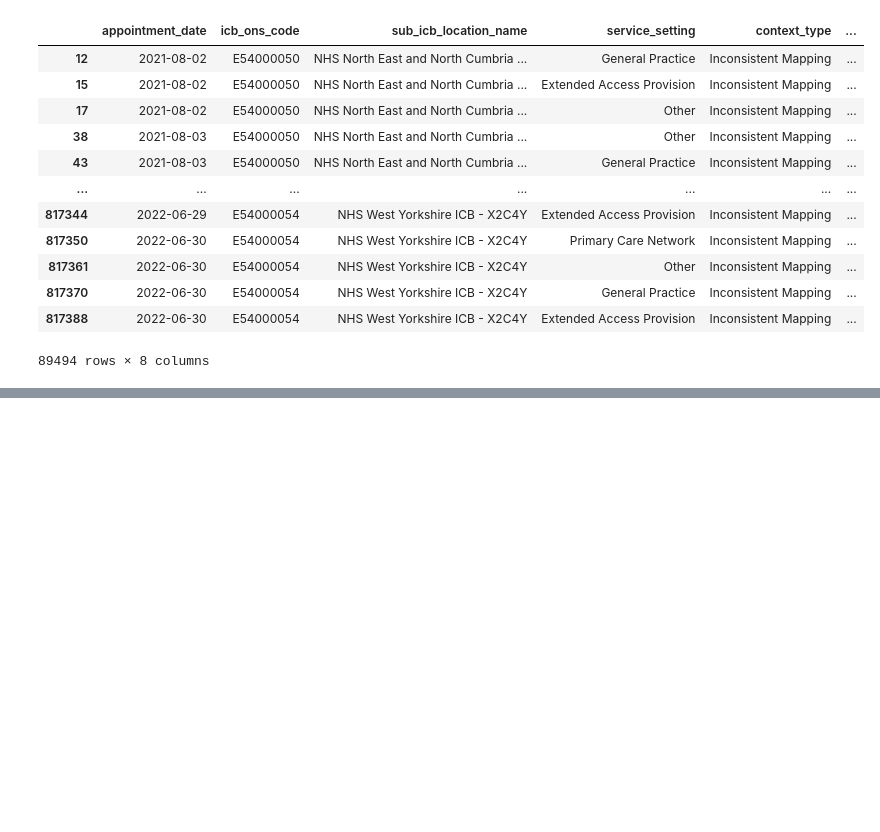
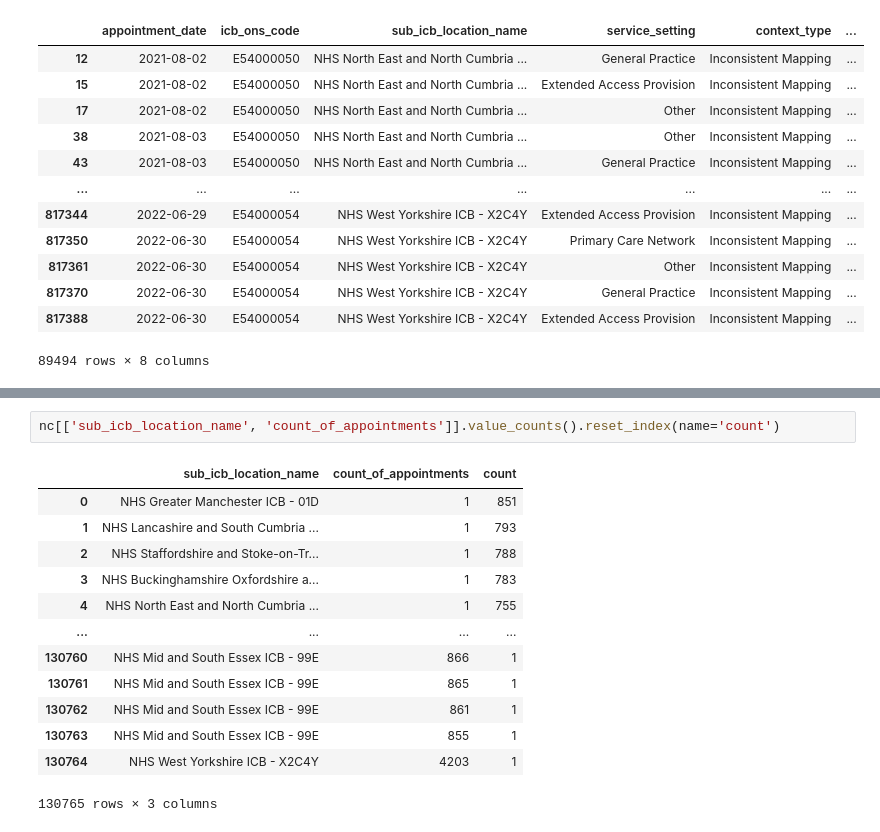
Before and after one commit to crialorob/Alonso_Robles_Cristina_DA201_Assignment, a Jupyter notebook: Alonso_Robles_Cristina_DA201_Assignment Activity 2_Import and explore the data.ipynb, the cells around one changed output, grey strips where cells are left out. Cells and saved outputs as stored; diff of their text form; blank space fills up the shorter version.

```diff
--- a/Alonso_Robles_Cristina_DA201_Assignment Activity 2_Import and explore the data.ipynb
+++ b/Alonso_Robles_Cristina_DA201_Assignment Activity 2_Import and explore the data.ipynb
@@ -605,0 +738,16 @@ memory usage: 8.4+ MB
+# %%
+nc[['sub_icb_location_name', 'count_of_appointments']].value_counts().reset_index(name='count')
+# %% [output]
+|  | sub_icb_location_name | count_of_appointments | count |
+| 0 | NHS Greater Manchester ICB - 01D | 1 | 851 |
+| 1 | NHS Lancashire and South Cumbria ... | 1 | 793 |
+| 2 | NHS Staffordshire and Stoke-on-Tr... | 1 | 788 |
+| 3 | NHS Buckinghamshire Oxfordshire a... | 1 | 783 |
+| 4 | NHS North East and North Cumbria ... | 1 | 755 |
+| ... | ... | ... | ... |
+| 130760 | NHS Mid and South Essex ICB - 99E | 866 | 1 |
+| 130761 | NHS Mid and South Essex ICB - 99E | 865 | 1 |
+| 130762 | NHS Mid and South Essex ICB - 99E | 861 | 1 |
+| 130763 | NHS Mid and South Essex ICB - 99E | 855 | 1 |
+| 130764 | NHS West Yorkshire ICB - X2C4Y | 4203 | 1 |
+130765 rows × 3 columns
```
Also changed, not shown: parts of 19 cells of this notebook, 1 other file.
